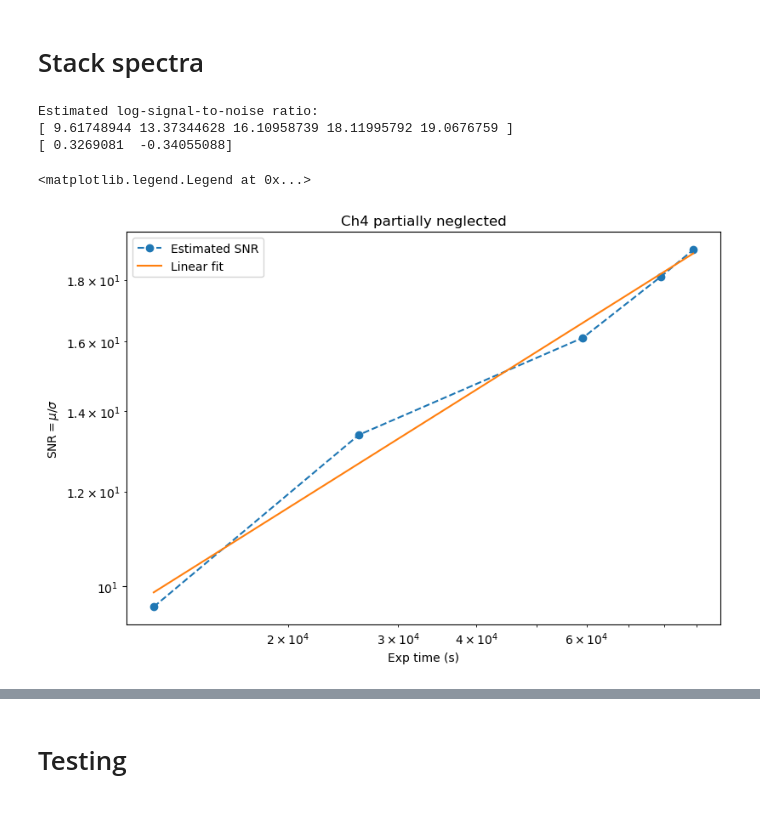
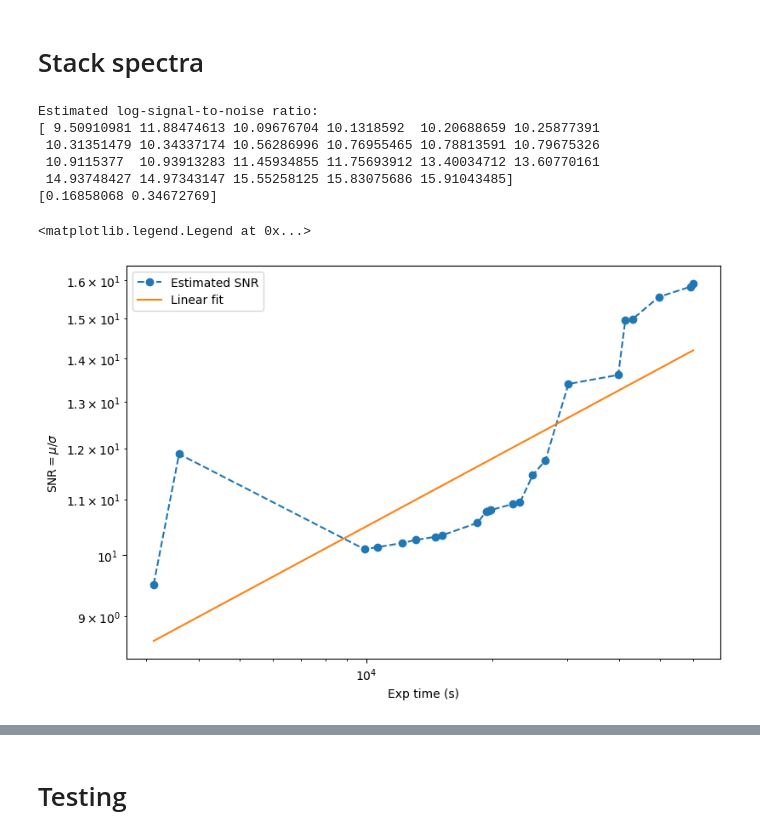
Before and after one commit to Timwong313/axionJWST_2024, a Jupyter notebook: MRS_analysis/code/stackSpec.ipynb, the cells around one changed output, grey strips where cells are left out. Saved outputs shown, nothing was run; the diff lists cells and outputs as text; code cells hidden in the pictures.

```diff
--- a/MRS_analysis/code/stackSpec.ipynb
+++ b/MRS_analysis/code/stackSpec.ipynb
@@ -412,5 +456,5 @@ def linReg(xarr,yarr):
 # Read fits
 # %%
 #Read data:
-Ch1Arr, Ch2Arr, Ch3Arr, Ch4Arr, exptArr, longArr, latArr = readFitsDir("../raw_data/MRS_goodTest",skymap=True,defr=False,sysError=0.1)
+Ch1Arr, Ch2Arr, Ch3Arr, Ch4Arr, exptArr, longArr, latArr = readFitsDir("../raw_data/MRS_156",skymap=True,defr=False,sysError=0.1)
 # %% [output]
@@ -476,25 +554,27 @@ stkdata_ch1, stkdata_ch2, stkdata_ch3, stkdata_ch4, SNR, exptime = stackSpectra(
 # %%
 print('Estimated log-signal-to-noise ratio:')
 print(SNR)
 plt.figure(figsize=(9,6))
 plt.plot(exptime,SNR,'--o',label='Estimated SNR')
 plt.plot()
 plt.ylabel('SNR$=\\mu/\\sigma$')
 plt.xlabel('Exp time (s)')
 plt.xscale('log')
 plt.yscale('log')
 #linear regression
 p, lsq = linReg(np.log10(exptime),np.log10(SNR))
 print(p)
-plt.title('Ch4 partially neglected')
 plt.plot(exptime,10**p[1]*exptime**p[0],'-',label='Linear fit')
 plt.legend()
 # %% [output]
 Estimated log-signal-to-noise ratio:
-[ 9.61748944 13.37344628 16.10958739 18.11995792 19.0676759 ]
-[ 0.3269081  -0.34055088]
+[ 9.50910981 11.88474613 10.09676704 10.1318592  10.20688659 10.25877391
+ 10.31351479 10.34337174 10.56286996 10.76955465 10.78813591 10.79675326
+ 10.9115377  10.93913283 11.45934855 11.75693912 13.40034712 13.60770161
+ 14.93748427 14.97343147 15.55258125 15.83075686 15.91043485]
+[0.16858068 0.34672769]
 <matplotlib.legend.Legend at 0x...>
-[figure, old version]
+[figure, new version]
 # %%
 #Preview:
 previewSpec(stkdata_ch1, stkdata_ch2, stkdata_ch3, stkdata_ch4, M1=5, M2=7.2, Ch1Arr=Ch1Arr, Ch2Arr=Ch2Arr, Ch3Arr=Ch3Arr, Ch4Arr=Ch4Arr)
```
Also changed, not shown: parts of 19 cells of this notebook, 5 other files.
